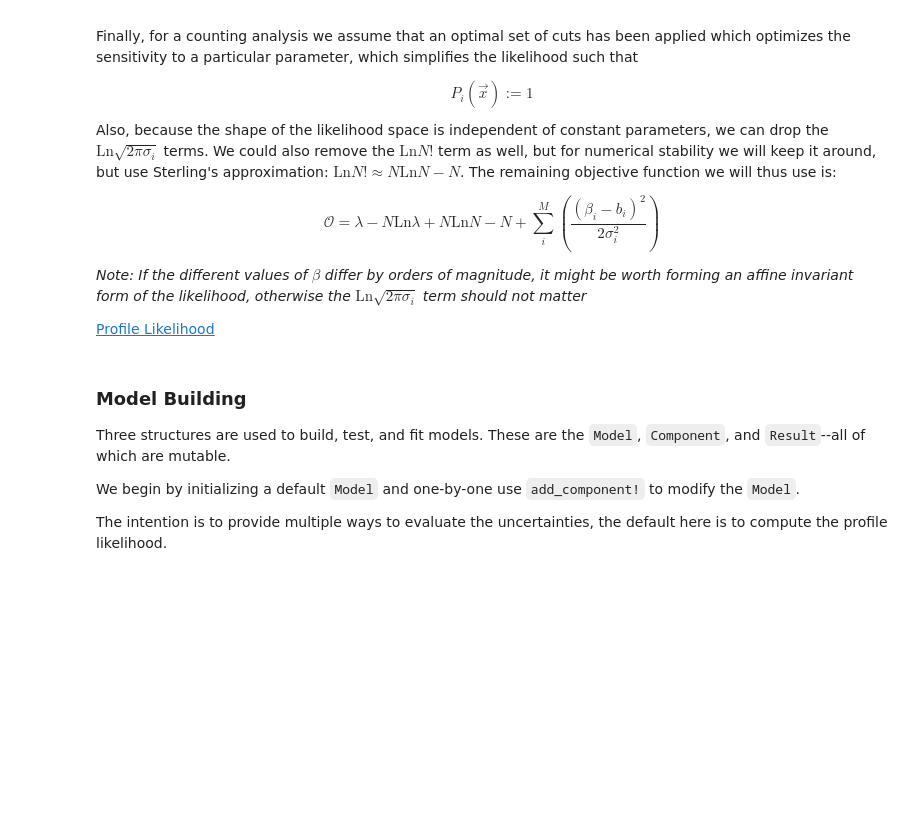
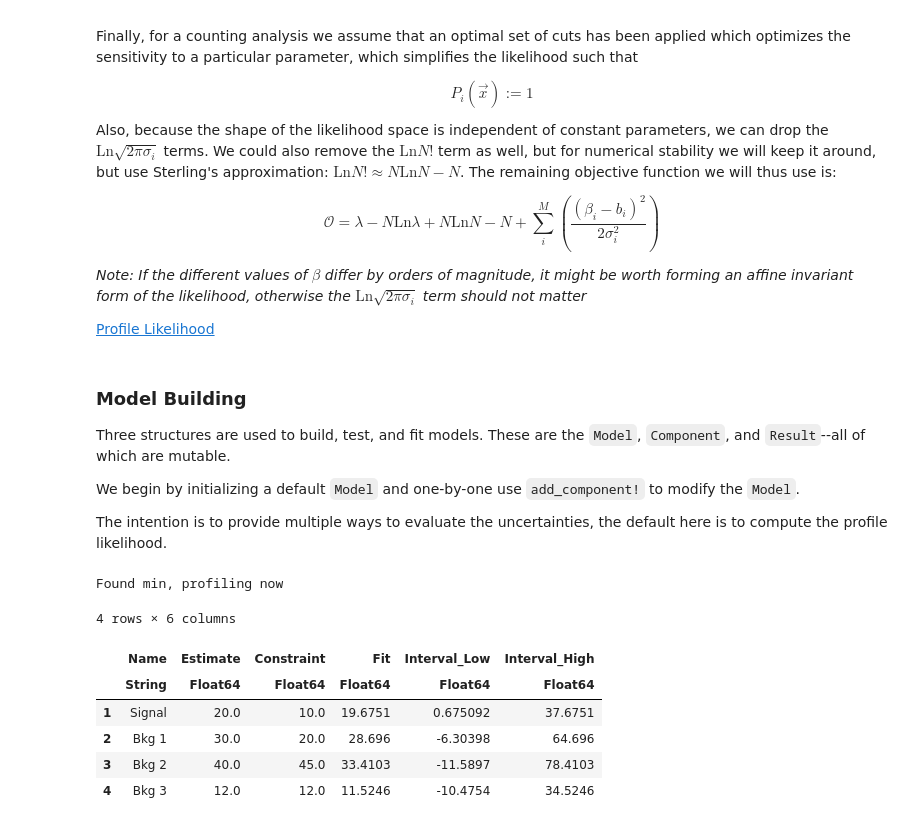
Before and after one commit to MorganAskins/watchfish, a Jupyter notebook: protofish.ipynb, the cells around one changed output. Saved outputs shown, nothing was run; the diff lists cells and outputs as text; code cells hidden in the pictures; blank space fills up the shorter version.

```diff
--- a/protofish.ipynb
+++ b/protofish.ipynb
@@ -79,22 +79,31 @@ The intention is to provide multiple ways to evaluate the uncertainties, the def
 # %%
 # In the fish model we take the generic likelihood and enforce poisson statistics, thereby
 # eliminating correlations between parameters.
 
 m = Model()
 
-add_component!(m, "Signal", 0.0; σ=Inf)
-add_component!(m, "Bkg 1",  30.0; σ=10.0)
-#add_component!(m, "Bkg 2", 40.0; σ=45.0)
-#add_component!(m, "Bkg 3", 12.0; σ=12.0)
+add_component!(m, "Signal", 20.0; σ=10.0)
+add_component!(m, "Bkg 1",  30.0; σ=20.0)
+add_component!(m, "Bkg 2",  40.0; σ=45.0)
+add_component!(m, "Bkg 3",  12.0; σ=12.0)
 
-data = 25 #events
+data = 93 #events
 results = run_fish!(m, data)
 
 println("Found min, profiling now")
 
 # Results stored in a DataFrame.jl
-compute_profiled_uncertainties!(results, 0.68)
+compute_profiled_uncertainties!(results; σ=2)
 pretty_results(results)
+# %% [output]
+Found min, profiling now
+4 rows × 6 columns
+|  | Name | Estimate | Constraint | Fit | Interval_Low | Interval_High |
+|  | String | Float64 | Float64 | Float64 | Float64 | Float64 |
+| 1 | Signal | 20.0 | 10.0 | 19.6751 | 0.675092 | 37.6751 |
+| 2 | Bkg 1 | 30.0 | 20.0 | 28.696 | -6.30398 | 64.696 |
+| 3 | Bkg 2 | 40.0 | 45.0 | 33.4103 | -11.5897 | 78.4103 |
+| 4 | Bkg 3 | 12.0 | 12.0 | 11.5246 | -10.4754 | 34.5246 |
 # %%
 using PyPlot
 plt.style.use("watchman")
```
Also changed, not shown: parts of 1 cell of this notebook, 2 other files.
